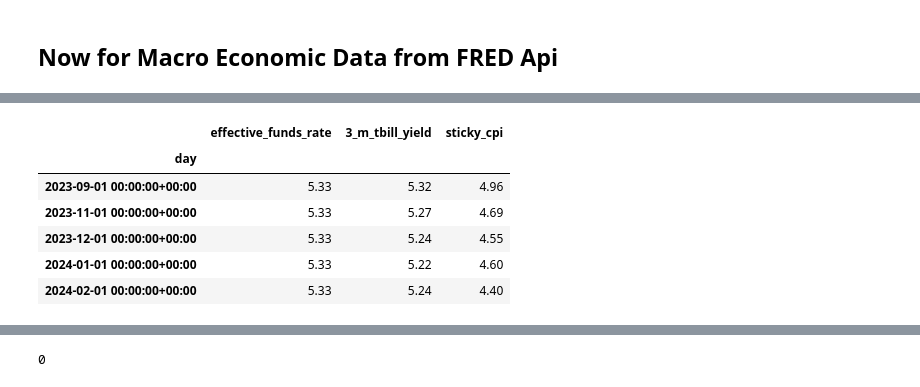
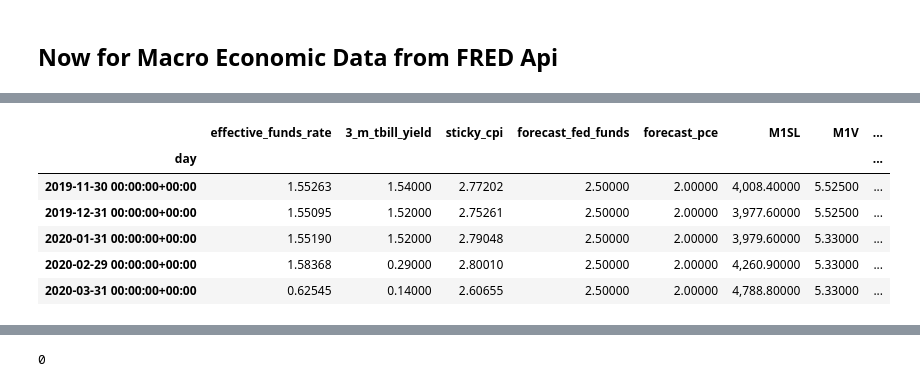
Before and after one commit to BrandynHamilton/mkrdao_port_mgmt, a Jupyter notebook: notebooks/exploratory.ipynb, the cells around one changed output, grey strips where cells are left out. Saved outputs shown, nothing was run; the diff lists cells and outputs as text; code cells hidden in the pictures.

```diff
--- a/notebooks/exploratory.ipynb
+++ b/notebooks/exploratory.ipynb
@@ -2224,0 +3116,6 @@ macro_data = macro_data.merge(sticky_index, on=['date'],how='inner')
+# %%
+macro_data = pd.merge_asof(macro_data.sort_values('date'), fdic_assets.sort_values('date'), on='date', direction='nearest')
+# %%
+macro_data = pd.merge_asof(macro_data.sort_values('date'), fdic_liabilities.sort_values('date'), on='date', direction='nearest')
+# %%
+macro_data = pd.merge_asof(macro_data.sort_values('date'), fdic_equity.sort_values('date'), on='date', direction='nearest')
@@ -2225,5 +3143,5 @@ macro_data = macro_data.merge(sticky_index, on=['date'],how='inner')
 # %%
-macro_data = macro_data.drop(columns=['3m_tbill'])
+macro_data = macro_data.drop(columns=['3m_tbill','realtime_start','realtime_end'])
 # %%
 macro_data.set_index('date',inplace=True)
 # %%
@@ -2255,12 +3184,12 @@ macro_data = macro_data.sort_values(by='day')
 # %%
-macro_data.tail()
+macro_data.head()
 # %% [output]
-|  | effective_funds_rate | 3_m_tbill_yield | sticky_cpi |
-| day |  |  |  |
-| 2023-09-01 00:00:00+00:00 | 5.33 | 5.32 | 4.96 |
-| 2023-11-01 00:00:00+00:00 | 5.33 | 5.27 | 4.69 |
-| 2023-12-01 00:00:00+00:00 | 5.33 | 5.24 | 4.55 |
-| 2024-01-01 00:00:00+00:00 | 5.33 | 5.22 | 4.60 |
-| 2024-02-01 00:00:00+00:00 | 5.33 | 5.24 | 4.40 |
+|  | effective_funds_rate | 3_m_tbill_yield | sticky_cpi | forecast_fed_funds | forecast_pce | M1SL | M1V | ... |
+| day |  |  |  |  |  |  |  | ... |
+| 2019-11-30 00:00:00+00:00 | 1.55263 | 1.54000 | 2.77202 | 2.50000 | 2.00000 | 4,008.40000 | 5.52500 | ... |
+| 2019-12-31 00:00:00+00:00 | 1.55095 | 1.52000 | 2.75261 | 2.50000 | 2.00000 | 3,977.60000 | 5.52500 | ... |
+| 2020-01-31 00:00:00+00:00 | 1.55190 | 1.52000 | 2.79048 | 2.50000 | 2.00000 | 3,979.60000 | 5.33000 | ... |
+| 2020-02-29 00:00:00+00:00 | 1.58368 | 0.29000 | 2.80010 | 2.50000 | 2.00000 | 4,260.90000 | 5.33000 | ... |
+| 2020-03-31 00:00:00+00:00 | 0.62545 | 0.14000 | 2.60655 | 2.50000 | 2.00000 | 4,788.80000 | 5.33000 | ... |
 # %%
 macro_and_crypto = pd.merge_asof(crypto_market_data, macro_data, on='day')
```
Also changed, not shown: parts of 270 cells of this notebook, 24 other files.
